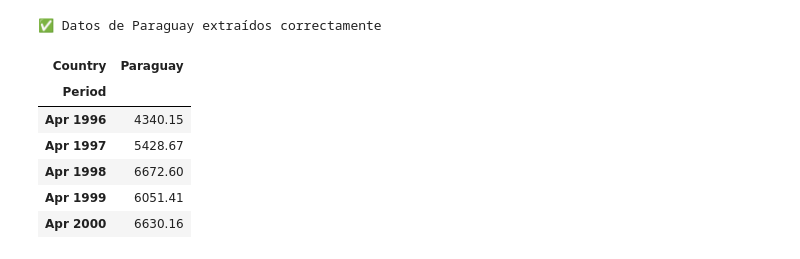
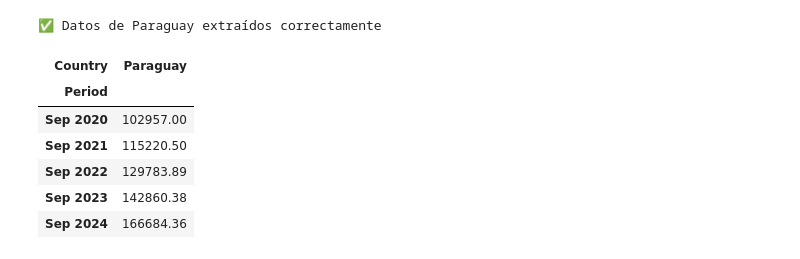
Before and after one commit to acostadlucas/mcs-red, a Jupyter notebook: ETL_first_iteration/crawlers_and_transformers/scrape_private_sector_credit_links_index.ipynb, the cells around one changed output. Drawn from its saved outputs; the diff is of its cells as text; code cells hidden in the pictures.

```diff
--- a/ETL_first_iteration/crawlers_and_transformers/scrape_private_sector_credit_links_index.ipynb
+++ b/ETL_first_iteration/crawlers_and_transformers/scrape_private_sector_credit_links_index.ipynb
@@ -53,7 +53,7 @@ Links encontrados: 171
 
 master_df = pd.DataFrame()
 
-pattern = r'arrayToDataTable\((\[\[.*?\]\])\)'
+pattern = r'arrayToDataTable\(\s*(\[\[.*?\]\])\s*\);'
 
 sleep_duration = 5
 # %%
@@ -61,12 +61,14 @@ sleep_duration = 5
 df_countries = pd.read_parquet("../../data/countries_with_hpi.parquet")
 valid_countries = set(df_countries["country"].unique())
 # %%
+# DataFrames de salida
+dfs_quarters = []
+dfs_months = []
+
 start_time = time.time()
 for url in country_links:
-    # Extraer país desde el URL
     country = urlparse(url).path.strip("/").split("/")[0]
 
-    # Verificar si el país está en la lista válida
     if country not in valid_countries:
         print(f"⏭️ País {country} no está en la lista, se omite.")
         continue
@@ -84,16 +86,25 @@ for url in country_links:
             df.columns = ["Period", "Value"]
             df["Country"] = country
 
-            df_pivot = df.pivot(index="Period", columns="Country", values="Value")
-            master_df = pd.merge(master_df, df_pivot, how="outer", left_index=True, right_index=True)
-
-            print(f"✅ Datos extraídos correctamente para {country}")
+            # --- separar según formato de Period ---
+            if df["Period"].str.contains(r"Q\d").any():
+                df_pivot = df.pivot(index="Period", columns="Country", values="Value")
+                dfs_quarters.append(df_pivot)
+                print(f"✅ Datos trimestrales extraídos para {country}")
+            else:
+                df_pivot = df.pivot(index="Period", columns="Country", values="Value")
+                dfs_months.append(df_pivot)
+                print(f"✅ Datos mensuales extraídos para {country}")
         else:
             print(f"⚠️ No se encontraron datos en {url}")
     except Exception as e:
         print(f"❌ Error procesando {url}: {e}")
 
     time.sleep(sleep_duration)
+
+# unir cada grupo por separado
+df_quarters = pd.concat(dfs_quarters, axis=1) if dfs_quarters else pd.DataFrame()
+df_months = pd.concat(dfs_months, axis=1) if dfs_months else pd.DataFrame()
 
 end_time = time.time()
 total_sleep_time = len(valid_countries) * sleep_duration
@@ -170,14 +196,14 @@ else:
 # %% [output]
 ✅ Datos de Paraguay extraídos correctamente
 # %%
-df_paraguay.head()
+df_paraguay.tail()
 # %% [output]
 | Country | Paraguay |
 | Period |  |
-| Apr 1996 | 4340.15 |
-| Apr 1997 | 5428.67 |
-| Apr 1998 | 6672.60 |
-| Apr 1999 | 6051.41 |
-| Apr 2000 | 6630.16 |
+| Sep 2020 | 102957.00 |
+| Sep 2021 | 115220.50 |
+| Sep 2022 | 129783.89 |
+| Sep 2023 | 142860.38 |
+| Sep 2024 | 166684.36 |
 # %%
 # Unir ambos DataFrames por el índice 'Period', preservando todos los datos
```
Also changed, not shown: parts of 36 cells of this notebook, 10 other files.
